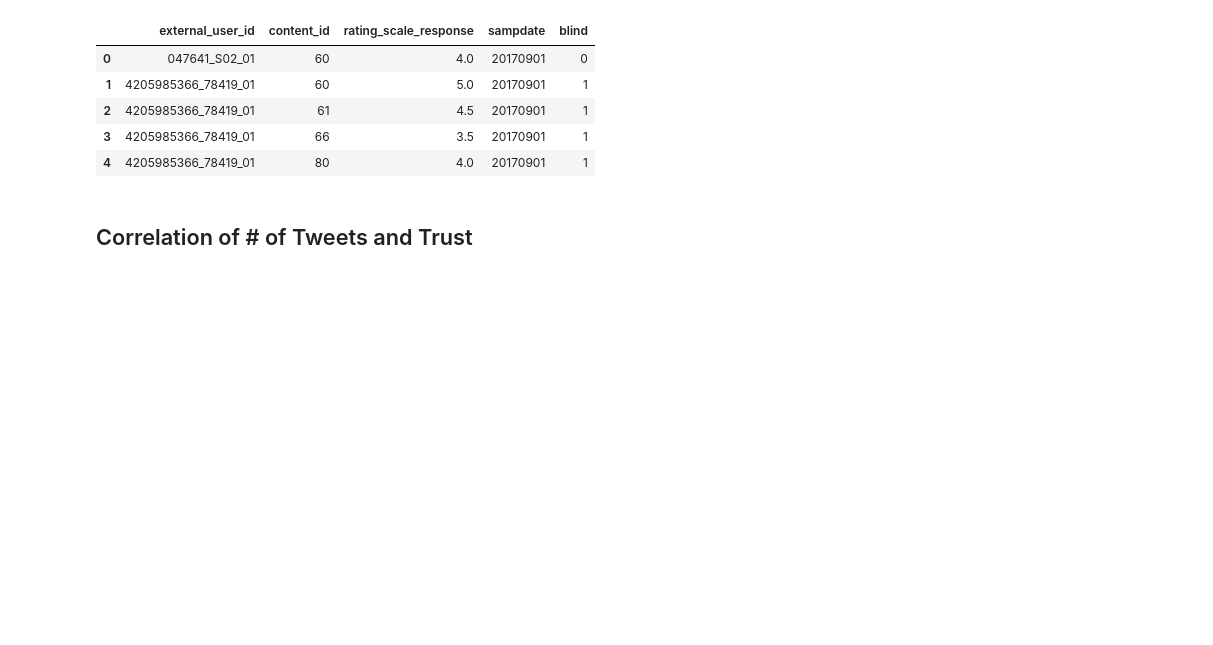
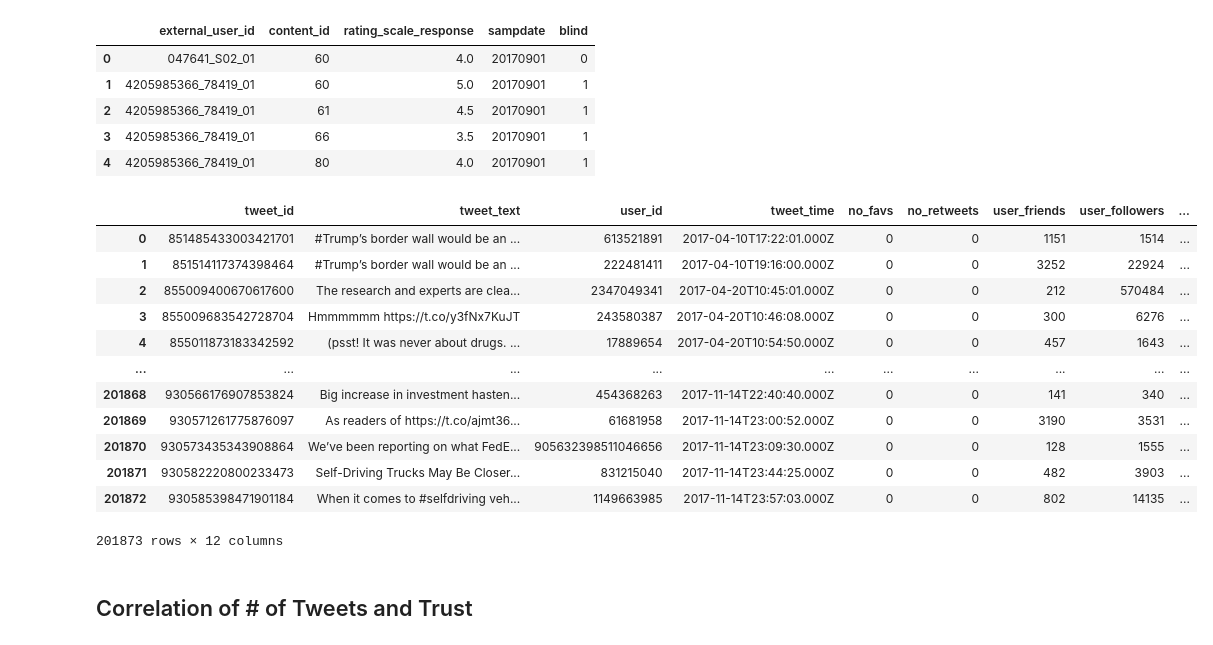
Before and after one commit to fagan2888/tweet-url-relationships, a Jupyter notebook: notebooks/Tweet Trust Correlation.ipynb, the cells around one changed output. Cells and saved outputs as stored; diff of their text form; code cells hidden in the pictures; blank space fills up the shorter version.

```diff
--- a/notebooks/Tweet Trust Correlation.ipynb
+++ b/notebooks/Tweet Trust Correlation.ipynb
@@ -153,3 +166,21 @@ raw_ratings.head()
 | 2 | 4205985366_78419_01 | 61 | 4.5 | 20170901 | 1 |
 | 3 | 4205985366_78419_01 | 66 | 3.5 | 20170901 | 1 |
 | 4 | 4205985366_78419_01 | 80 | 4.0 | 20170901 | 1 |
+# %%
+raw_users = pd.read_csv("all-user-stats.csv")
+raw_users['content_id']=raw_tweets['content_id']
+raw_users
+# %% [output]
+|  | tweet_id | tweet_text | user_id | tweet_time | no_favs | no_retweets | user_friends | user_followers | ... |
+| 0 | 851485433003421701 | #Trump’s border wall would be an ... | 613521891 | 2017-04-10T17:22:01.000Z | 0 | 0 | 1151 | 1514 | ... |
+| 1 | 851514117374398464 | #Trump’s border wall would be an ... | 222481411 | 2017-04-10T19:16:00.000Z | 0 | 0 | 3252 | 22924 | ... |
+| 2 | 855009400670617600 | The research and experts are clea... | 2347049341 | 2017-04-20T10:45:01.000Z | 0 | 0 | 212 | 570484 | ... |
+| 3 | 855009683542728704 | Hmmmmmm https://t.co/y3fNx7KuJT | 243580387 | 2017-04-20T10:46:08.000Z | 0 | 0 | 300 | 6276 | ... |
+| 4 | 855011873183342592 | (psst! It was never about drugs. ... | 17889654 | 2017-04-20T10:54:50.000Z | 0 | 0 | 457 | 1643 | ... |
+| ... | ... | ... | ... | ... | ... | ... | ... | ... | ... |
+| 201868 | 930566176907853824 | Big increase in investment hasten... | 454368263 | 2017-11-14T22:40:40.000Z | 0 | 0 | 141 | 340 | ... |
+| 201869 | 930571261775876097 | As readers of https://t.co/ajmt36... | 61681958 | 2017-11-14T23:00:52.000Z | 0 | 0 | 3190 | 3531 | ... |
+| 201870 | 930573435343908864 | We’ve been reporting on what FedE... | 905632398511046656 | 2017-11-14T23:09:30.000Z | 0 | 0 | 128 | 1555 | ... |
+| 201871 | 930582220800233473 | Self-Driving Trucks May Be Closer... | 831215040 | 2017-11-14T23:44:25.000Z | 0 | 0 | 482 | 3903 | ... |
+| 201872 | 930585398471901184 | When it comes to #selfdriving veh... | 1149663985 | 2017-11-14T23:57:03.000Z | 0 | 0 | 802 | 14135 | ... |
+201873 rows × 12 columns
```
Also changed, not shown: parts of 14 cells of this notebook.
